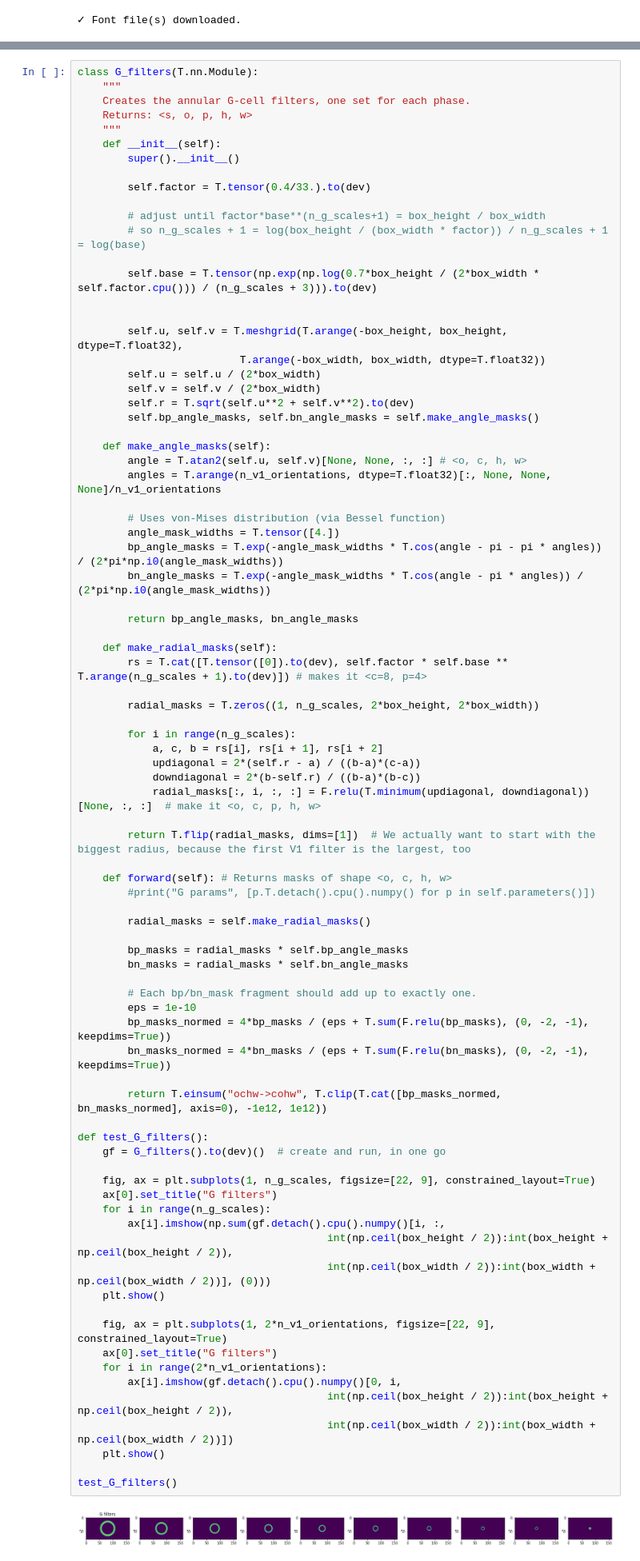
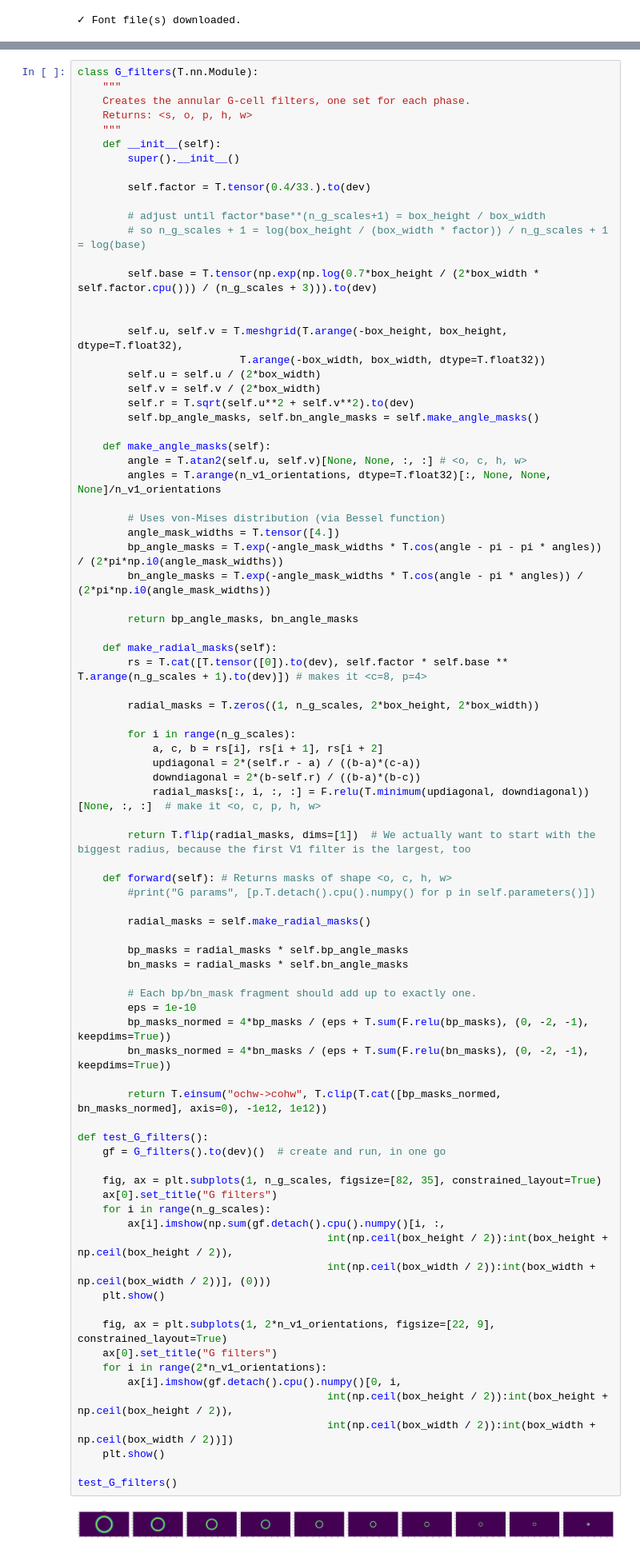
Before and after one commit to skosch/YinYangFit, a Jupyter notebook: YinYangFit.ipynb, the cells around one changed output, grey strips where cells are left out. Shown at 80% size. Drawn from its saved outputs; the diff is of its cells as text.

```diff
--- a/YinYangFit.ipynb
+++ b/YinYangFit.ipynb
@@ -299,35 +298,35 @@ class G_filters(T.nn.Module):
         bp_masks = radial_masks * self.bp_angle_masks
         bn_masks = radial_masks * self.bn_angle_masks
 
         # Each bp/bn_mask fragment should add up to exactly one.
         eps = 1e-10
         bp_masks_normed = 4*bp_masks / (eps + T.sum(F.relu(bp_masks), (0, -2, -1), keepdims=True))
         bn_masks_normed = 4*bn_masks / (eps + T.sum(F.relu(bn_masks), (0, -2, -1), keepdims=True))
 
         return T.einsum("ochw->cohw", T.clip(T.cat([bp_masks_normed, bn_masks_normed], axis=0), -1e12, 1e12))
 
 def test_G_filters():
     gf = G_filters().to(dev)()  # create and run, in one go
 
-    fig, ax = plt.subplots(1, n_g_scales, figsize=[22, 9], constrained_layout=True)
+    fig, ax = plt.subplots(1, n_g_scales, figsize=[82, 35], constrained_layout=True)
     ax[0].set_title("G filters")
     for i in range(n_g_scales):
         ax[i].imshow(np.sum(gf.detach().cpu().numpy()[i, :,
                                         int(np.ceil(box_height / 2)):int(box_height + np.ceil(box_height / 2)),
                                         int(np.ceil(box_width / 2)):int(box_width + np.ceil(box_width / 2))], (0)))
     plt.show()
 
     fig, ax = plt.subplots(1, 2*n_v1_orientations, figsize=[22, 9], constrained_layout=True)
     ax[0].set_title("G filters")
     for i in range(2*n_v1_orientations):
         ax[i].imshow(gf.detach().cpu().numpy()[0, i,
                                         int(np.ceil(box_height / 2)):int(box_height + np.ceil(box_height / 2)),
                                         int(np.ceil(box_width / 2)):int(box_width + np.ceil(box_width / 2))])
     plt.show()
 
 test_G_filters()
 # %% [output]
-[figure, old version]
+[figure, new version]
 [figure]
 # %%
 class B_G_Differential(T.nn.Module):
```
Also changed, not shown: parts of 9 cells of this notebook.
